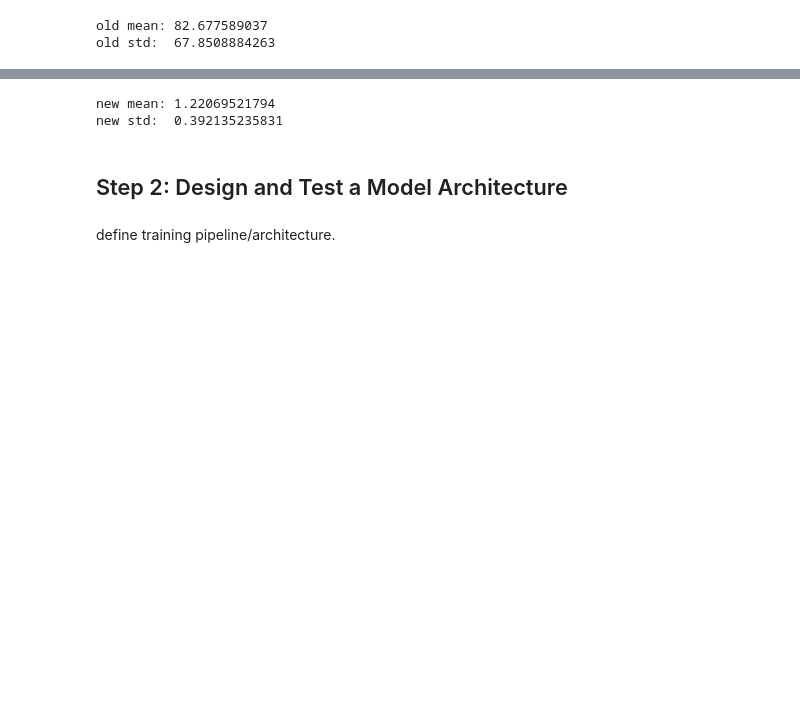
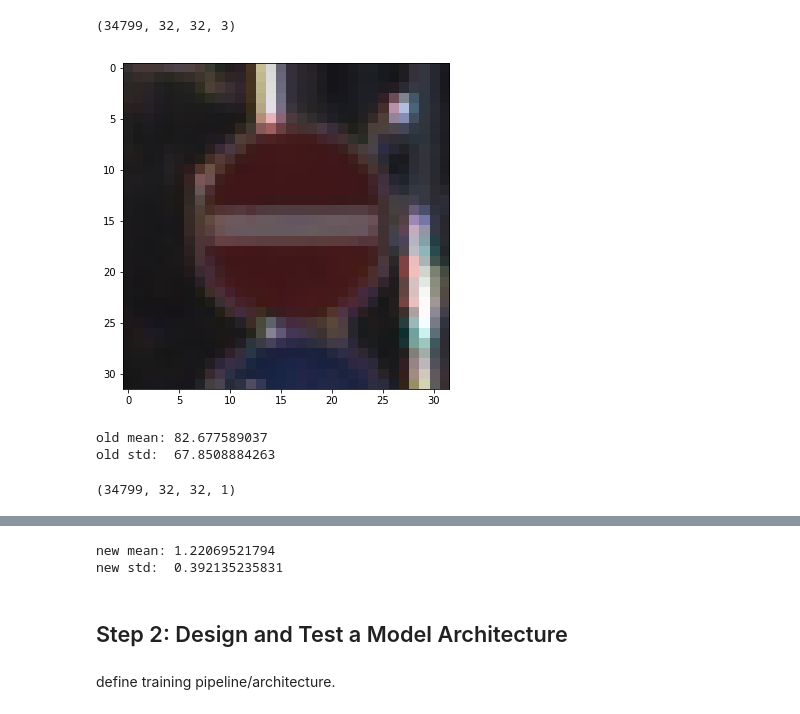
Before and after one commit to fqaiser94/CarND-Traffic-Sign-Classifier-Project, a Jupyter notebook: Traffic_Sign_Classifier-Just code.ipynb, the cells around one changed output, grey strips where cells are left out. Saved outputs shown, nothing was run; the diff lists cells and outputs as text; code cells hidden in the pictures; blank space fills up the shorter version.

```diff
--- a/Traffic_Sign_Classifier-Just code.ipynb
+++ b/Traffic_Sign_Classifier-Just code.ipynb
@@ -41,3 +180,14 @@ X_test, y_test = test['features'], test['labels']
+# %%
+def random_image(array, index=None):
+
+    if index==None:
+
+        max_index = len(array)
+        index = np.random.randint(low=0,high=max_index)
+
+    img = array[index].squeeze()
+
+    plt.imshow(img)
 # %%
 def calc_filter_length(old_length, new_length, padding, stride):
 
@@ -79,3 +240,11 @@ def rgb2gray(rgb):
+# %%
+X_train.shape
+# %% [output]
+(34799, 32, 32, 3)
+# %%
+random_image(array=X_train, index=1000)
+# %% [output]
+[figure, added]
 # %%
 print('old mean: %s' %np.mean(X_train))
 print('old std:  %s' %np.std(X_train))
@@ -96,0 +265,4 @@ X_test  = preprocess(X_test)
+# %%
+X_train_processed.shape
+# %% [output]
+(34799, 32, 32, 1)
```
Also changed, not shown: parts of 118 cells of this notebook.
